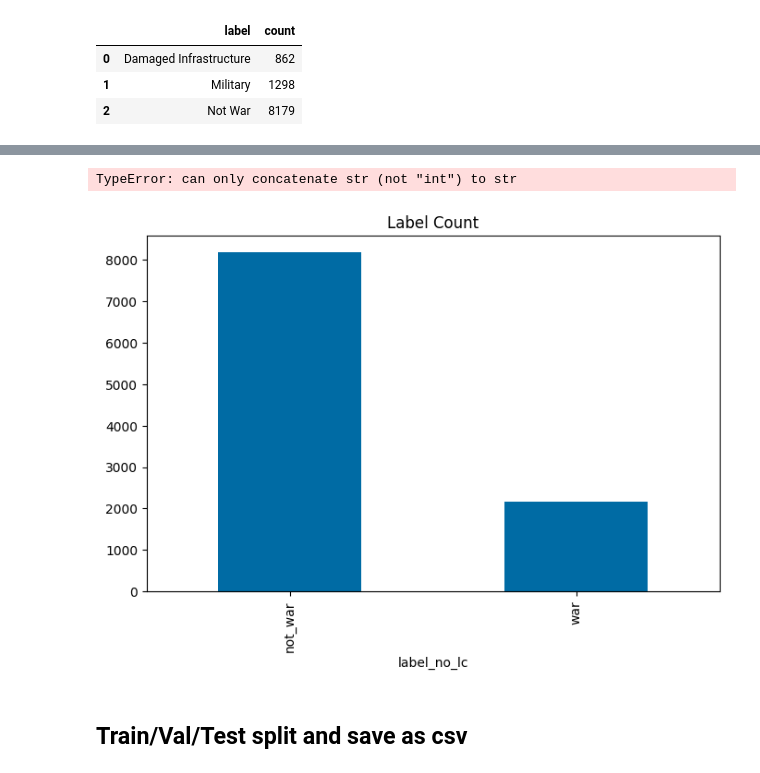
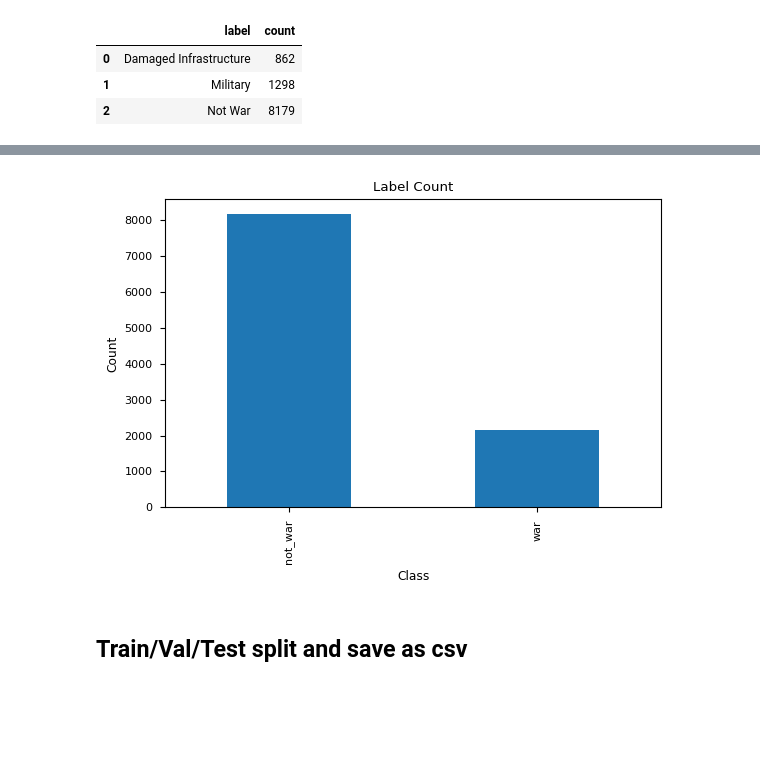
Before and after one commit to adgianv/Thesis---War-Image-Classification, a Jupyter notebook: EDA.ipynb, the cells around one changed output, grey strips where cells are left out. Drawn from its saved outputs; the diff is of its cells as text; code cells hidden in the pictures; blank space fills up the shorter version.

```diff
--- a/EDA.ipynb
+++ b/EDA.ipynb
@@ -2,9 +2,10 @@
 import os
 import pandas as pd
 import matplotlib.pyplot as plt
+import matplotlib.patches as mpatches
 
 # Set plots style
-plt.style.use('tableau-colorblind10')
+plt.style.use('seaborn-v0_8-paper')
 # %%
 df = pd.read_csv('data/final_labels.csv')
 df.shape
@@ -98,26 +125,21 @@ plt.show()
 # %%
 grouped_counts_label = df.groupby('label_no_lc').size()
 
 # Sort the counts in descending order
 grouped_counts_label_sorted = grouped_counts_label.sort_values(ascending=False)
 
 # Set the size of the chart
-plt.figure(figsize=(8, 5))
+plt.figure(figsize=(6.4, 4))
 
 # Plotting the bar chart
 ax = grouped_counts_label_sorted.plot(kind='bar')
 plt.title('Label Count')
-#plt.xlabel('Choice')
-#plt.ylabel('Count')
-
-# Add numbers on top of each bar with slighter higher position
-for i, count in enumerate(grouped_counts_sorted):
-    ax.text(i, count + 50, str(count), ha='center')
+plt.xlabel('Class')
+plt.ylabel('Count')
 
 plt.show()
 # %% [output]
-TypeError: can only concatenate str (not "int") to str
-[figure, old version]
+[figure, new version]
 # %% [markdown]
 ## Train/Val/Test split and save as csv
 # %%
```
Also changed, not shown: parts of 1 cell of this notebook.
